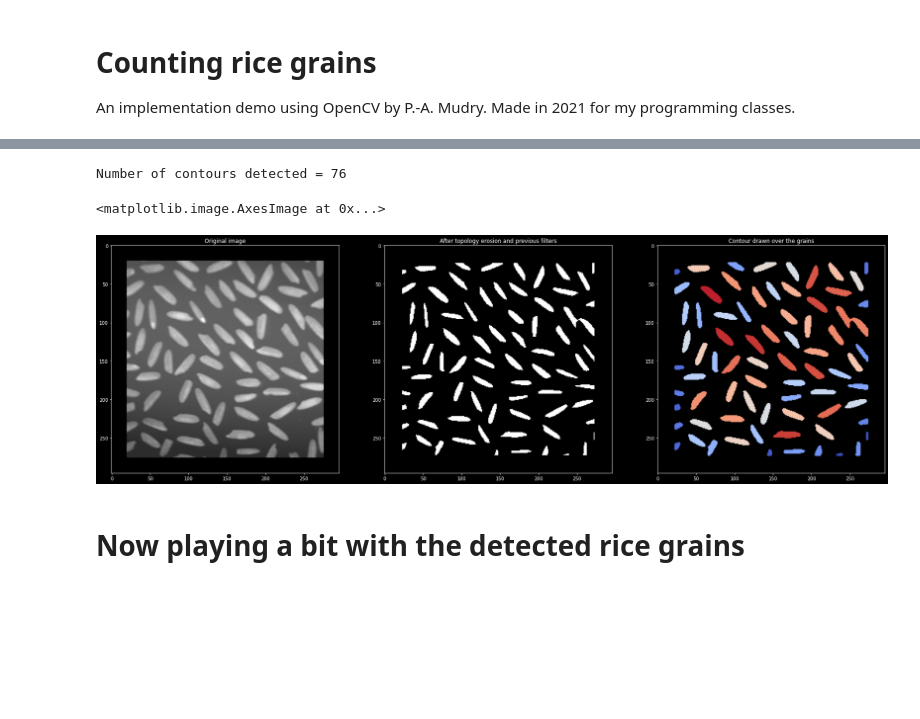
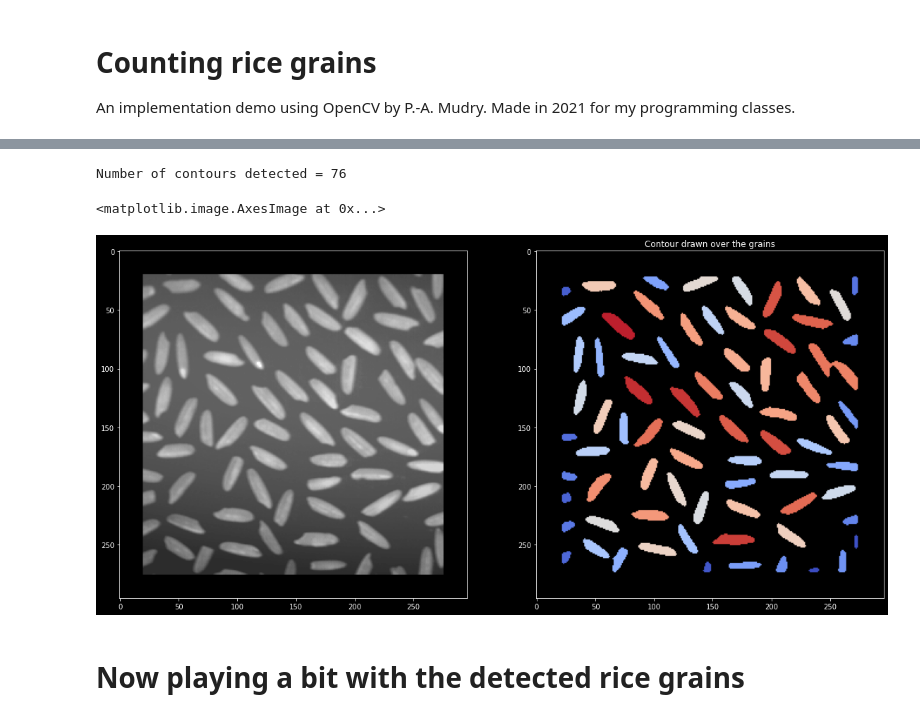
Before and after one commit to pmudry/riceGrainsCounter, a Jupyter notebook: ricecount.ipynb, the cells around one changed output, grey strips where cells are left out. Cells and saved outputs as stored; diff of their text form; code cells hidden in the pictures; blank space fills up the shorter version.

```diff
--- a/ricecount.ipynb
+++ b/ricecount.ipynb
@@ -3,0 +19,19 @@ An implementation demo using OpenCV by P.-A. Mudry. Made in 2021 for my programm
+# %%
+rice_orig = cv2.imread('images/rice2.png')
+rice_orig = cv2.cvtColor(rice_orig, cv2.COLOR_BGR2GRAY)
+width = len(rice_orig[0])
+
+# Add some blur to remove noise
+rice_blur = cv2.convertScaleAbs(rice_orig, alpha=1, beta = 0)
+rice_blur = cv2.GaussianBlur(rice_blur, (5,5), 5)
+
+# Display stuff
+ims = [rice_orig, rice_blur]
+titles = ['Original image', 'Blurred']
+
+setGraph()
+
+for i in range(len(ims)):
+    plot.subplot(1, len(ims), i+1)
+    plot.title(titles[i])
+    plot.imshow(ims[i], cmap='gray')
@@ -56,47 +77,36 @@ index+=1
 # %%
 # Make a new plot
-nX = 1
-nY = 3
-index = 1
+setGraph(30, 15)
+plot.subplot(1, 3 ,1)
 
-plot.figure(figsize=(30, 15))
-plot.subplot(nX, nY ,index)
-plot.title('Original image')
 plot.imshow(cv2.copyMakeBorder(rice_orig, top=20, bottom=20, right=20, left=20, borderType=cv2.BORDER_CONSTANT, value=[0]), cmap='gray')
-index+=1
-
-plot.subplot(nX, nY ,index)
-plot.title('After topology erosion and previous filters')
-plot.imshow(rice_dilated, cmap='gray')
-index+=1
-
 
 # Use OpenCV to detect the contours
 contours, hierarchy = cv2.findContours(rice,cv2.RETR_TREE,cv2.CHAIN_APPROX_SIMPLE)
 print("Number of contours detected = {}".format(str(len(contours))))
 rice_contours = rice_dilated
 sorted_contours= sorted(contours, key=cv2.contourArea, reverse= False)
 
 result = cv2.cvtColor(rice_contours, cv2.COLOR_GRAY2RGB)
 
 import matplotlib as cm, random
 cmap = cm.cm.get_cmap('coolwarm')
 
 for i in range(len(sorted_contours[:-1])):
     # Choose nice colors from palette, one color per contour
     color = cmap(i / len(sorted_contours))
     color = list(map(lambda x : x * 255, color) )
     # Contour is drawn of the whole polygon for clarity, other values (int) are possible for
     # smaller contours
     cv2.drawContours(result, sorted_contours, i, color, thickness=cv2.FILLED)
 
-plot.subplot(nX, nY ,index)
+plot.subplot(1,3,2)
 plot.title('Contour drawn over the grains')
 plot.imshow(result)
 # %% [output]
 Number of contours detected = 76
 <matplotlib.image.AxesImage at 0x...>
-[figure, old version]
+[figure, new version]
 # %% [markdown]
 # Now playing a bit with the detected rice grains
 # %%
```
Also changed, not shown: parts of 8 cells of this notebook.
